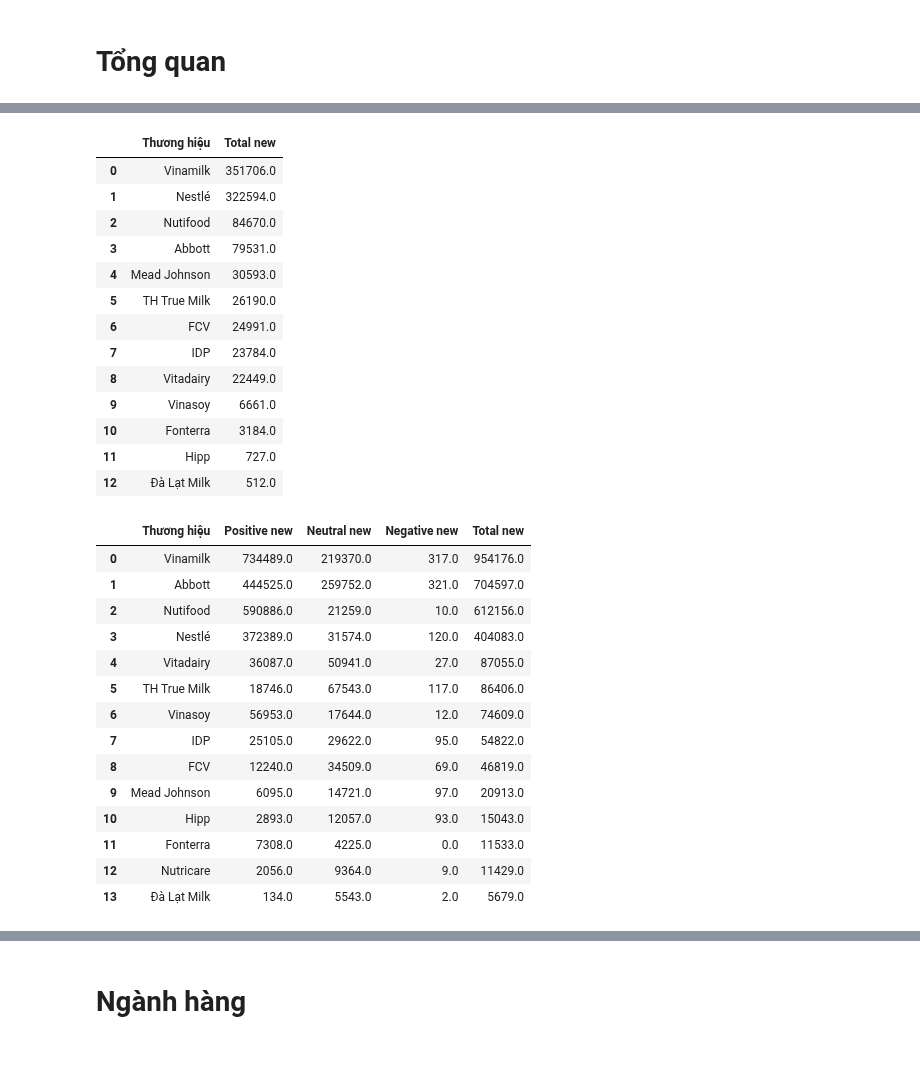
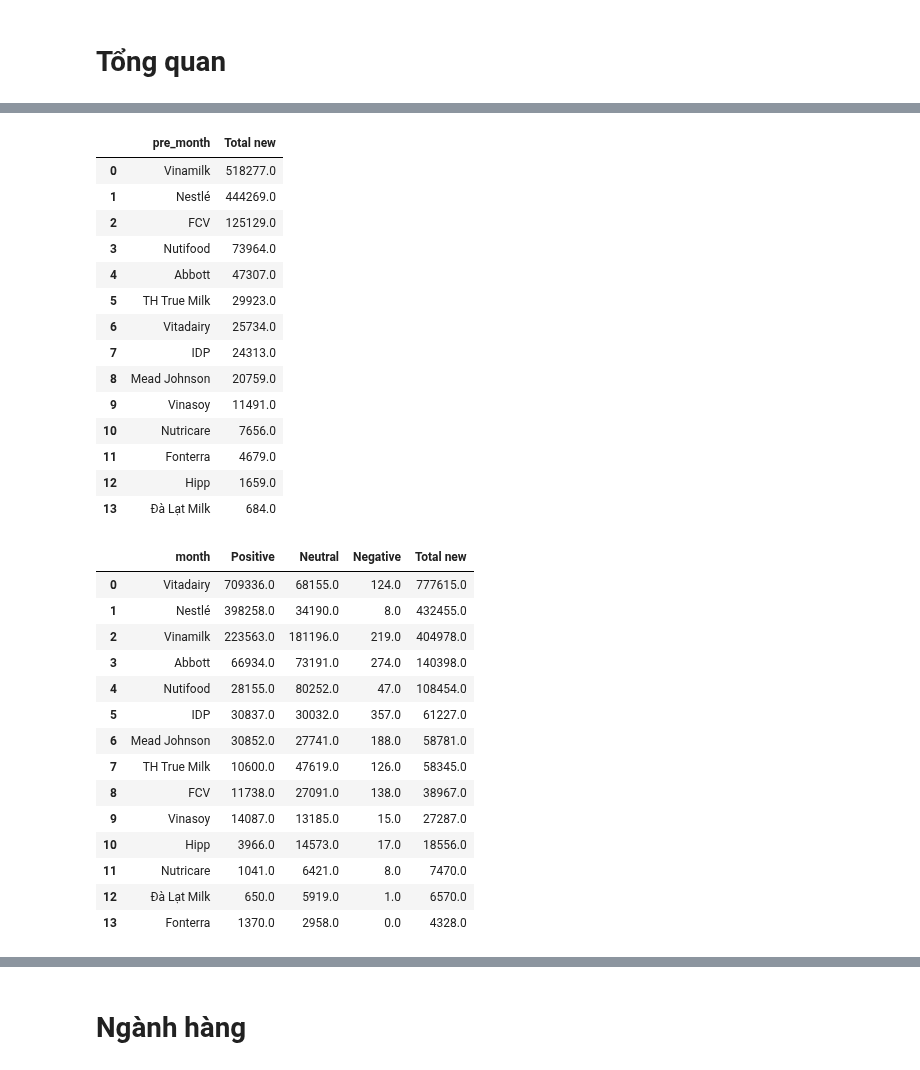
Before and after one commit to kimhueee/Brand-Social-Listening, a Jupyter notebook: Monthly Vinamilk.ipynb, the cells around one changed output, grey strips where cells are left out. Saved outputs shown, nothing was run; the diff lists cells and outputs as text; code cells hidden in the pictures.

```diff
--- a/Monthly Vinamilk.ipynb
+++ b/Monthly Vinamilk.ipynb
@@ -2,9 +2,9 @@
 import pandas as pd
 import re
 # %%
-sh_sentiment = pd.read_excel(r"C:\Users\Kompa-KTelt056\Desktop\Data Kompa\Vinamilk\Tính 23.07.2024.xlsx", sheet_name='Sentiment')
-sh_relevant = pd.read_excel(r"C:\Users\Kompa-KTelt056\Desktop\Data Kompa\Vinamilk\Tính 23.07.2024.xlsx", sheet_name='Relevant')
-sh_channel = pd.read_excel(r"C:\Users\Kompa-KTelt056\Desktop\Data Kompa\Vinamilk\Tính 23.07.2024.xlsx", sheet_name='Channel')
+sh_sentiment = pd.read_excel(r"C:\Users\Kompa-KTelt056\Desktop\Data Kompa\Vinamilk\Tính 20.08.2024.xlsx", sheet_name='Sentiment')
+sh_relevant = pd.read_excel(r"C:\Users\Kompa-KTelt056\Desktop\Data Kompa\Vinamilk\Tính 20.08.2024.xlsx", sheet_name='Relevant')
+sh_channel = pd.read_excel(r"C:\Users\Kompa-KTelt056\Desktop\Data Kompa\Vinamilk\Tính 20.08.2024.xlsx", sheet_name='Channel')
 # %% [markdown]
 # Phân tích biến
 # %% [markdown]
@@ -226,11 +226,11 @@ Name: Ghi chú, Length: 292, dtype: int64
 # %% [markdown]
 # Tổng quan
 # %%
-month = "06/2024"
+month = "07/2024"
 year = "2024"
 
-pre_month = "06/2023"
-pre_ytd = ['01/2023','02/2023','03/2023','04/2023','05/2023','06/2023']
+pre_month = '07/2023'
+pre_ytd = ['01/2023','02/2023','03/2023','04/2023','05/2023','06/2023','07/2023']
 pre_year = "2023"
 # %%
 exclude_brands = ["Hoff", "Betagen", "Yakult"]
@@ -264,19 +262,21 @@ with pd.ExcelWriter(r"C:\Users\Kompa-KTelt056\Desktop\Data Kompa\Vinamilk\final.
 
 filtered_sh_sentiment_pre_mon = sh_sentiment[(sh_sentiment["Thời gian"] == pre_month) & ~sh_sentiment["Thương hiệu"].isin(exclude_brands)]
 SOV_pre = filtered_sh_sentiment_pre_mon.groupby(["Thương hiệu"]).agg({"Total new": "sum"}).sort_values(by="Total new",ascending=False).reset_index().round()
+SOV_pre.columns=['pre_month','Total new']
 SOV_pre
 # %% [output]
-|  | Thương hiệu | Total new |
-| 0 | Vinamilk | 351706.0 |
-| 1 | Nestlé | 322594.0 |
-| 2 | Nutifood | 84670.0 |
-| 3 | Abbott | 79531.0 |
-| 4 | Mead Johnson | 30593.0 |
-| 5 | TH True Milk | 26190.0 |
-| 6 | FCV | 24991.0 |
-| 7 | IDP | 23784.0 |
-| 8 | Vitadairy | 22449.0 |
-| 9 | Vinasoy | 6661.0 |
-| 10 | Fonterra | 3184.0 |
-| 11 | Hipp | 727.0 |
-| 12 | Đà Lạt Milk | 512.0 |
+|  | pre_month | Total new |
+| 0 | Vinamilk | 518277.0 |
+| 1 | Nestlé | 444269.0 |
+| 2 | FCV | 125129.0 |
+| 3 | Nutifood | 73964.0 |
+| 4 | Abbott | 47307.0 |
+| 5 | TH True Milk | 29923.0 |
+| 6 | Vitadairy | 25734.0 |
+| 7 | IDP | 24313.0 |
+| 8 | Mead Johnson | 20759.0 |
+| 9 | Vinasoy | 11491.0 |
+| 10 | Nutricare | 7656.0 |
+| 11 | Fonterra | 4679.0 |
+| 12 | Hipp | 1659.0 |
+| 13 | Đà Lạt Milk | 684.0 |
@@ -286,24 +290,25 @@ with pd.ExcelWriter(r"C:\Users\Kompa-KTelt056\Desktop\Data Kompa\Vinamilk\final.
 # %%
 #Sentiment các brand theo Tháng năm 2024
 filtered_sh_sentiment_mon = sh_sentiment[(sh_sentiment["Thời gian"] == month) & ~sh_sentiment["Thương hiệu"].isin(exclude_brands)]
 brand_sent = filtered_sh_sentiment_mon.groupby(["Thương hiệu"]).agg({"Positive new": "sum","Neutral new": "sum","Negative new": "sum","Total new": "sum"}).sort_values(by="Total new",ascending=False).reset_index().round()
+brand_sent.columns=['month','Positive','Neutral','Negative','Total new']
 brand_sent
 # %% [output]
-|  | Thương hiệu | Positive new | Neutral new | Negative new | Total new |
-| 0 | Vinamilk | 734489.0 | 219370.0 | 317.0 | 954176.0 |
-| 1 | Abbott | 444525.0 | 259752.0 | 321.0 | 704597.0 |
-| 2 | Nutifood | 590886.0 | 21259.0 | 10.0 | 612156.0 |
-| 3 | Nestlé | 372389.0 | 31574.0 | 120.0 | 404083.0 |
-| 4 | Vitadairy | 36087.0 | 50941.0 | 27.0 | 87055.0 |
-| 5 | TH True Milk | 18746.0 | 67543.0 | 117.0 | 86406.0 |
-| 6 | Vinasoy | 56953.0 | 17644.0 | 12.0 | 74609.0 |
-| 7 | IDP | 25105.0 | 29622.0 | 95.0 | 54822.0 |
-| 8 | FCV | 12240.0 | 34509.0 | 69.0 | 46819.0 |
-| 9 | Mead Johnson | 6095.0 | 14721.0 | 97.0 | 20913.0 |
-| 10 | Hipp | 2893.0 | 12057.0 | 93.0 | 15043.0 |
-| 11 | Fonterra | 7308.0 | 4225.0 | 0.0 | 11533.0 |
-| 12 | Nutricare | 2056.0 | 9364.0 | 9.0 | 11429.0 |
-| 13 | Đà Lạt Milk | 134.0 | 5543.0 | 2.0 | 5679.0 |
+|  | month | Positive | Neutral | Negative | Total new |
+| 0 | Vitadairy | 709336.0 | 68155.0 | 124.0 | 777615.0 |
+| 1 | Nestlé | 398258.0 | 34190.0 | 8.0 | 432455.0 |
+| 2 | Vinamilk | 223563.0 | 181196.0 | 219.0 | 404978.0 |
+| 3 | Abbott | 66934.0 | 73191.0 | 274.0 | 140398.0 |
+| 4 | Nutifood | 28155.0 | 80252.0 | 47.0 | 108454.0 |
+| 5 | IDP | 30837.0 | 30032.0 | 357.0 | 61227.0 |
+| 6 | Mead Johnson | 30852.0 | 27741.0 | 188.0 | 58781.0 |
+| 7 | TH True Milk | 10600.0 | 47619.0 | 126.0 | 58345.0 |
+| 8 | FCV | 11738.0 | 27091.0 | 138.0 | 38967.0 |
+| 9 | Vinasoy | 14087.0 | 13185.0 | 15.0 | 27287.0 |
+| 10 | Hipp | 3966.0 | 14573.0 | 17.0 | 18556.0 |
+| 11 | Nutricare | 1041.0 | 6421.0 | 8.0 | 7470.0 |
+| 12 | Đà Lạt Milk | 650.0 | 5919.0 | 1.0 | 6570.0 |
+| 13 | Fonterra | 1370.0 | 2958.0 | 0.0 | 4328.0 |
 # %%
 with pd.ExcelWriter(r"C:\Users\Kompa-KTelt056\Desktop\Data Kompa\Vinamilk\final.xlsx", engine='openpyxl',mode='a') as writer:
     brand_sent.to_excel(writer, index=False, sheet_name='month_brand_sent')
```
Also changed, not shown: parts of 34 cells of this notebook.
